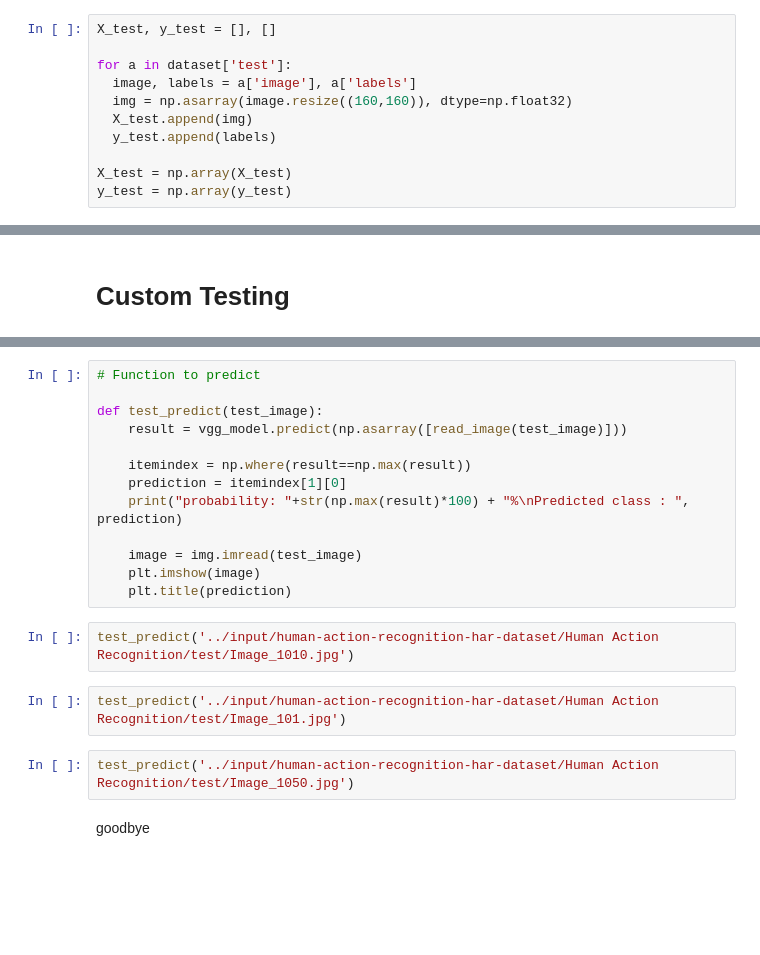
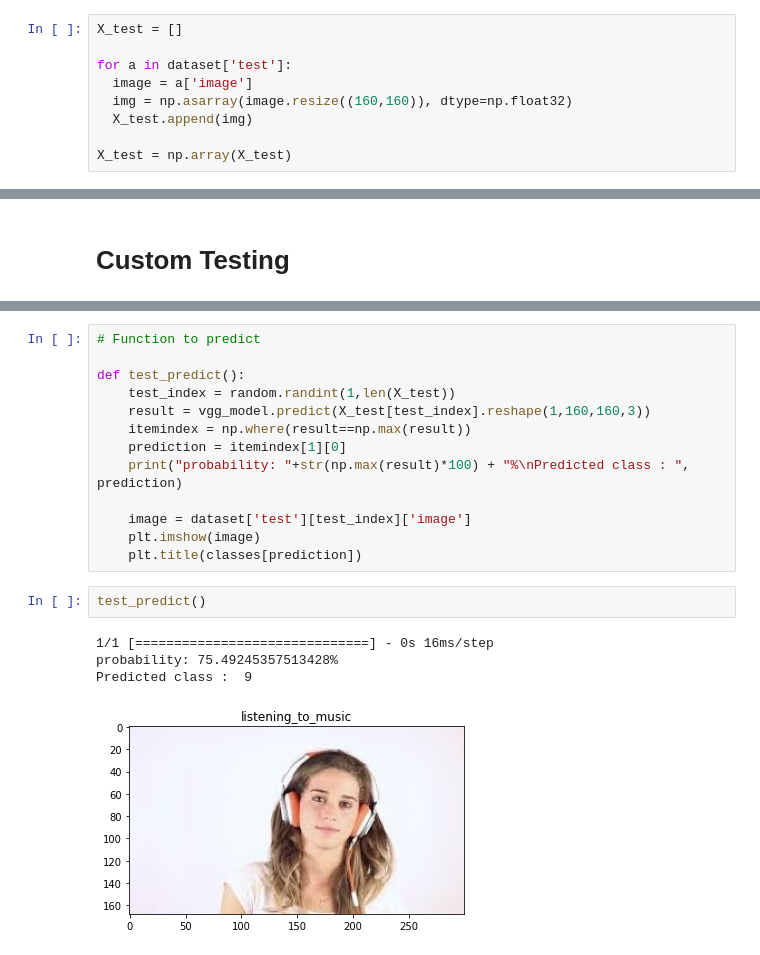
Before and after one commit to schmuecker/transfer-learning, a Jupyter notebook: computer_vision/classification_with_vgg/vgg_human_action.ipynb, the cells around one changed output, grey strips where cells are left out. Cells and saved outputs as stored; diff of their text form; blank space fills up the shorter version.

```diff
--- a/computer_vision/classification_with_vgg/vgg_human_action.ipynb
+++ b/computer_vision/classification_with_vgg/vgg_human_action.ipynb
@@ -155,14 +174,12 @@ X_train.shape, y_train.shape
 # %% [output]
 ((12600, 160, 160, 3), (12600,))
 # %%
-X_test, y_test = [], []
+X_test = []
 
 for a in dataset['test']:
-  image, labels = a['image'], a['labels']
+  image = a['image']
   img = np.asarray(image.resize((160,160)), dtype=np.float32)
   X_test.append(img)
-  y_test.append(labels)
 
 X_test = np.array(X_test)
-y_test = np.array(y_test)
 # %%
@@ -265,21 +283,20 @@ def read_image(fn):
 # %%
 # Function to predict
 
-def test_predict(test_image):
-    result = vgg_model.predict(np.asarray([read_image(test_image)]))
-
+def test_predict():
+    test_index = random.randint(1,len(X_test))
+    result = vgg_model.predict(X_test[test_index].reshape(1,160,160,3))
     itemindex = np.where(result==np.max(result))
     prediction = itemindex[1][0]
     print("probability: "+str(np.max(result)*100) + "%\nPredicted class : ", prediction)
 
-    image = img.imread(test_image)
+    image = dataset['test'][test_index]['image']
     plt.imshow(image)
-    plt.title(prediction)
+    plt.title(classes[prediction])
-# %%
-test_predict('../input/human-action-recognition-har-dataset/Human Action Recognition/test/Image_1010.jpg')
-# %%
-test_predict('../input/human-action-recognition-har-dataset/Human Action Recognition/test/Image_101.jpg')
-# %%
-test_predict('../input/human-action-recognition-har-dataset/Human Action Recognition/test/Image_1050.jpg')
-# %% [markdown]
-goodbye
+# %%
+test_predict()
+# %% [output]
+1/1 [==============================] - 0s 16ms/step
+probability: 75.49245357513428%
+Predicted class :  9
+[figure, added]
```
Also changed, not shown: parts of 21 cells of this notebook.
